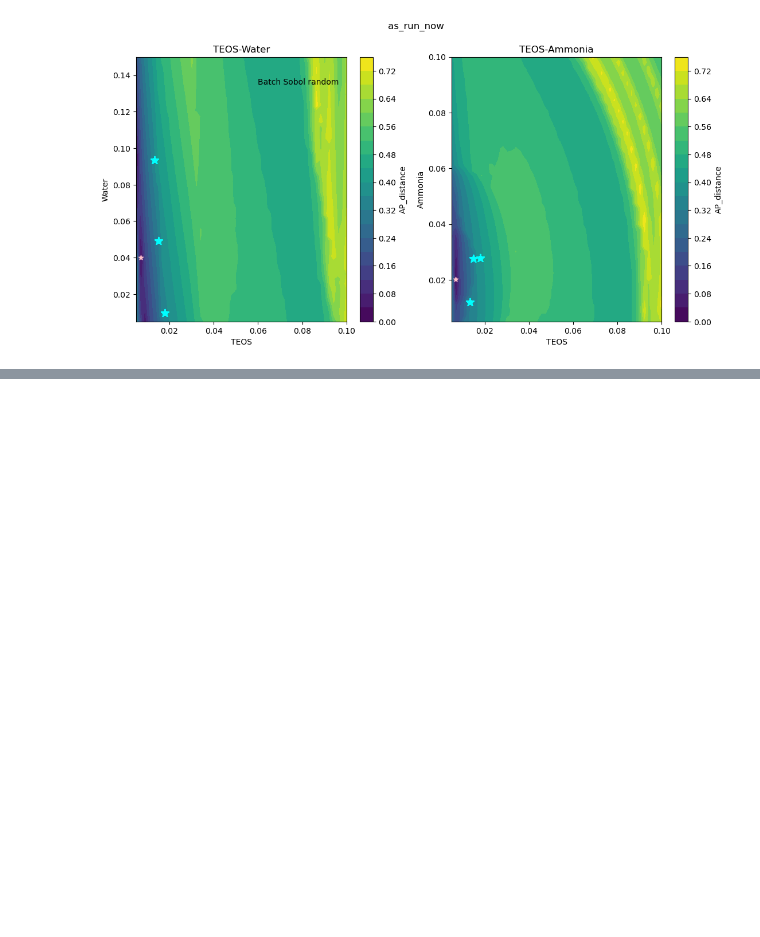
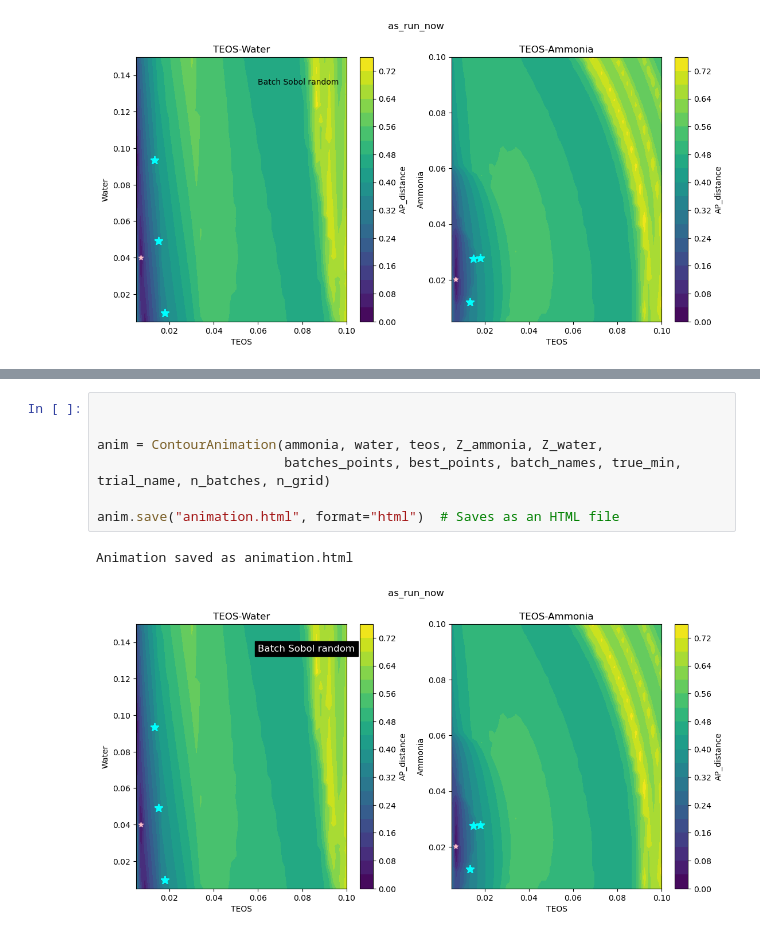
Before and after one commit to brendenpelkie/silica_opt_insilico, a Jupyter notebook: in_silico_sim_dev.ipynb, the cells around one changed output, grey strips where cells are left out. Cells and saved outputs as stored; diff of their text form; blank space fills up the shorter version.

```diff
--- a/in_silico_sim_dev.ipynb
+++ b/in_silico_sim_dev.ipynb
@@ -765,0 +904,10 @@ with open('testhtml.html', 'wt') as f:
+# %%
+
+
+anim = ContourAnimation(ammonia, water, teos, Z_ammonia, Z_water,
+                        batches_points, best_points, batch_names, true_min, trial_name, n_batches, n_grid)
+
+anim.save("animation.html", format="html")  # Saves as an HTML file
+# %% [output]
+Animation saved as animation.html
+[figure, added]
```
Also changed, not shown: parts of 3 cells of this notebook, 3 other files.
